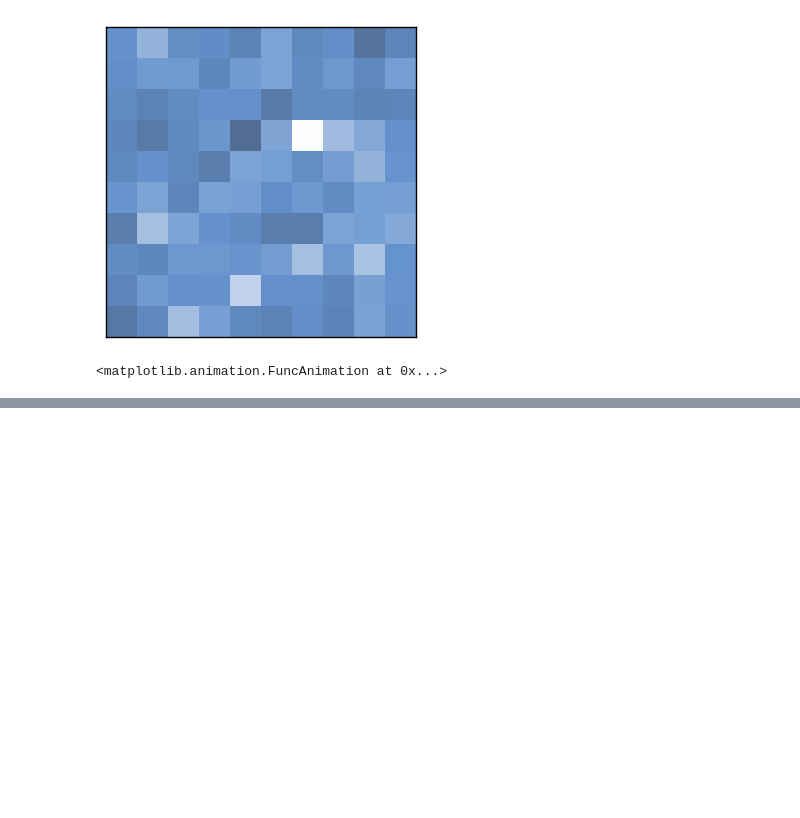
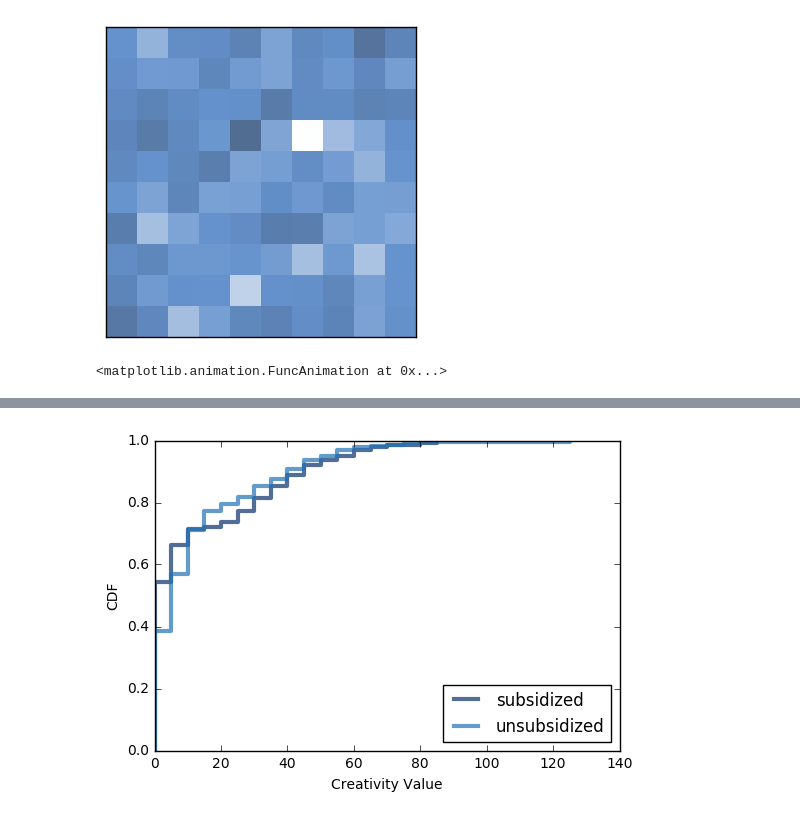
Before and after one commit to Margaretmcrawf/Gentrification, a Jupyter notebook: code/MargoExplore.ipynb, the cells around one changed output, grey strips where cells are left out. Cells and saved outputs as stored; diff of their text form; code cells hidden in the pictures; blank space fills up the shorter version.

```diff
--- a/code/MargoExplore.ipynb
+++ b/code/MargoExplore.ipynb
@@ -386,0 +403,21 @@ thinkplot.config(xlabel='Creativity Value', ylabel='CDF',
+# %%
+#10 15 17 20
+random_seed=17
+city = TransformingCity(15, start_pop=2100, random_seed=random_seed)
+sub_city = TransformingCity(15, start_pop=2100, p_subsidized=.5, sub_housing_rate=.5, random_seed=random_seed)
+
+for i in range(10):
+    city.step()
+    sub_city.step()
+
+post_creativities = city.creative_value.flatten()
+post_cdf = Cdf(post_creativities)
+post_sub_creativities = sub_city.creative_value.flatten()
+post_sub_cdf = Cdf(post_sub_creativities)
+
+thinkplot.Cdf(post_sub_cdf, label='subsidized')
+thinkplot.Cdf(post_cdf, label='unsubsidized')
+thinkplot.config(xlabel='Creativity Value', ylabel='CDF',
+                loc='lower right')
+# %% [output]
+[figure, added]
```
Also changed, not shown: parts of 12 cells of this notebook, 2 other files.
